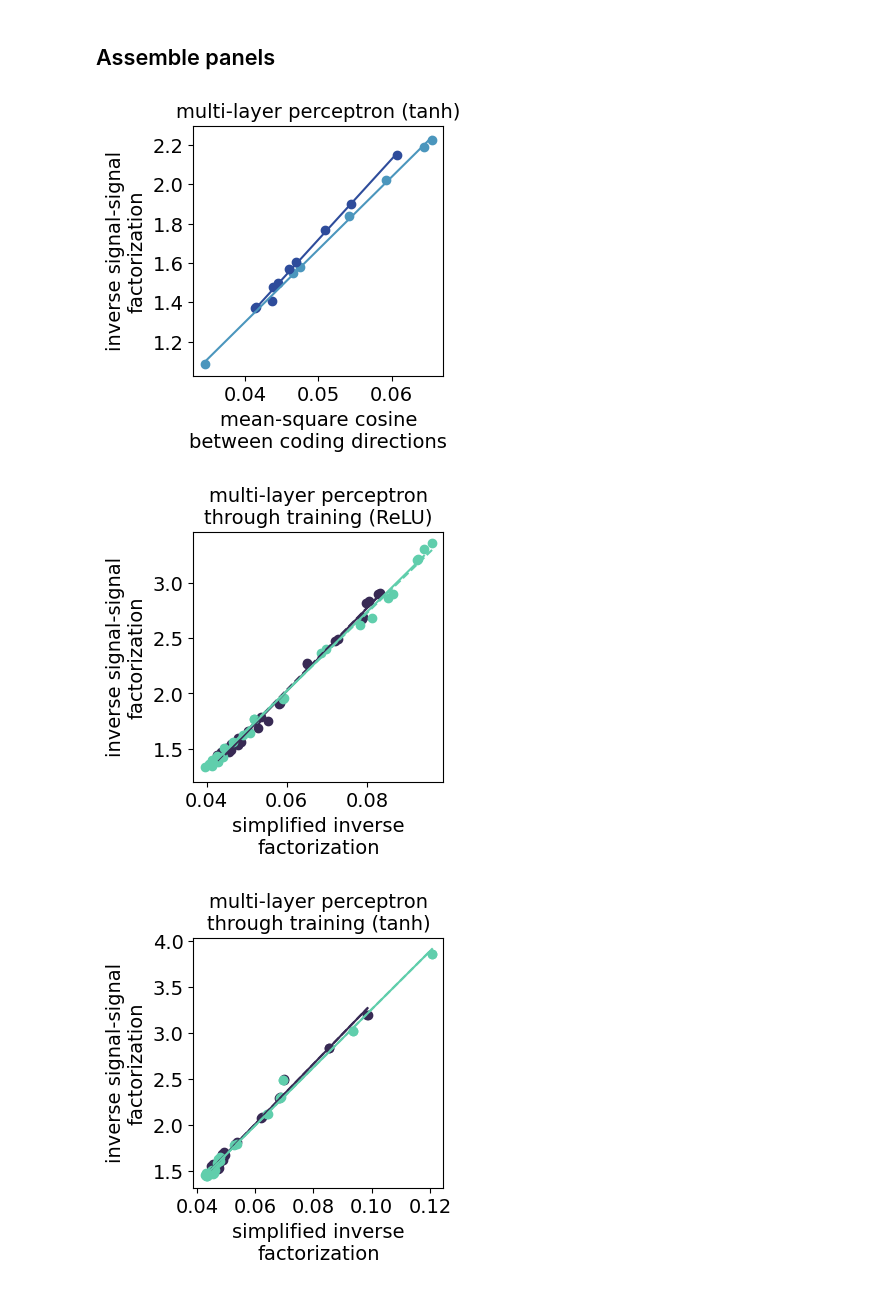
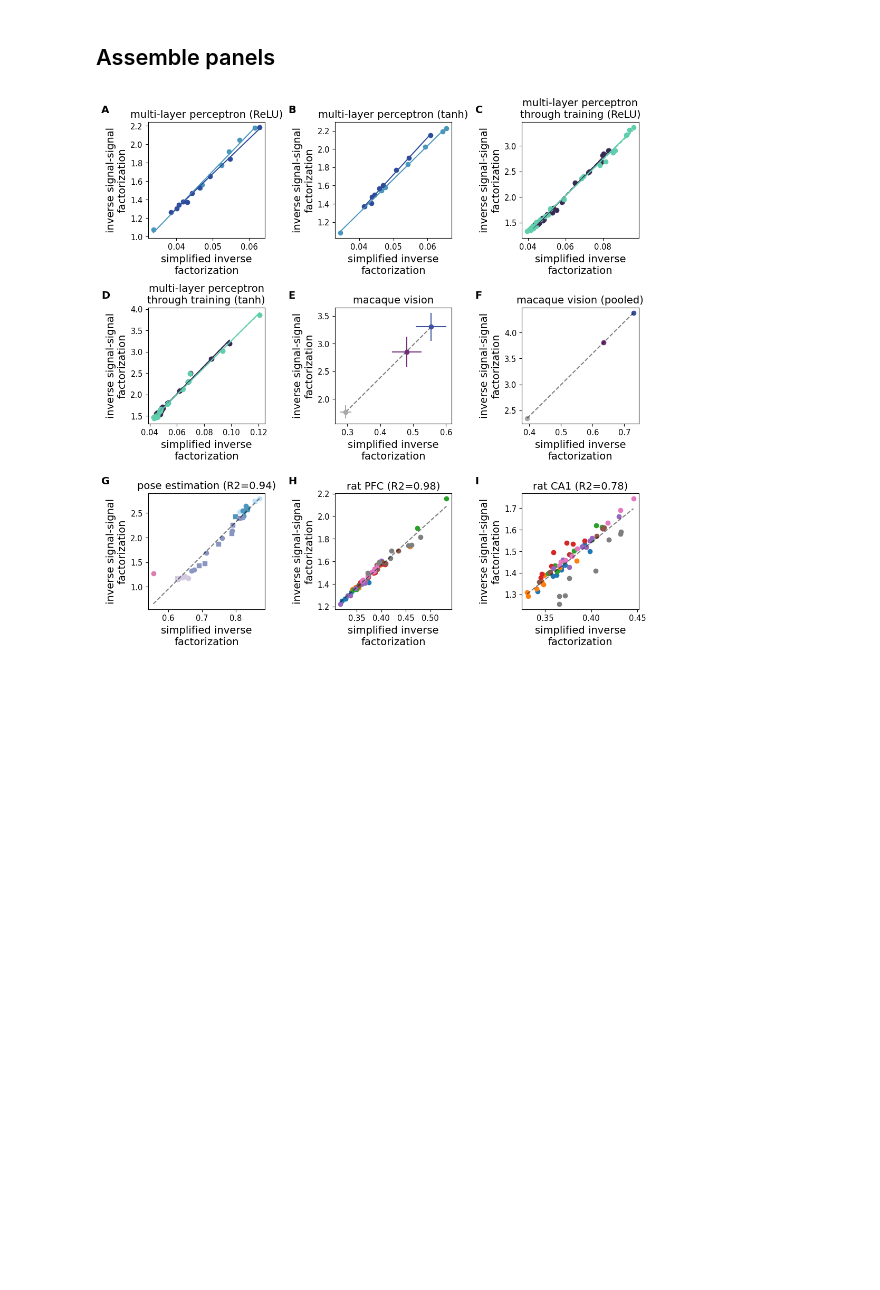
Before and after one commit to awakhloo/population_geometry_optimal_coding, a Jupyter notebook: figures/SM-factorization-fig.ipynb, the cells around one changed output. Saved outputs shown, nothing was run; the diff lists cells and outputs as text; code cells hidden in the pictures; blank space fills up the shorter version.

Commit message:
add panel labels and correct axis labels to SM fig fact

```diff
--- a/figures/SM-factorization-fig.ipynb
+++ b/figures/SM-factorization-fig.ipynb
@@ -122,7 +123,7 @@ def panel_mlp_tanh_layerwise(fig, ax):
     plot_series_with_fit(ax, geoms_rand[:, 4], 1 / geoms_rand[:, 2], color='#4B96BD', label="random")
     plot_series_with_fit(ax, geoms_train[:, 4], 1 / geoms_train[:, 2], color='#2E4C9B', label="trained")
 
-    ax.set_xlabel("mean-square cosine\nbetween coding directions")
+    ax.set_xlabel("simplified inverse\nfactorization")
     ax.set_ylabel("inverse signal-signal\nfactorization")
     ax.set_title("multi-layer perceptron (tanh)")
 
@@ -510,33 +511,45 @@ fig
 # %%
 mpl.rcParams["pdf.fonttype"] = 42
 mpl.rcParams["font.size"] = 14
 
 MEDIUM_SIZE = 14 * 3/4
 BIGGER_SIZE = 14
 
 plt.rc('font', size=BIGGER_SIZE)          # controls default text sizes
 plt.rc('axes', titlesize=BIGGER_SIZE)     # fontsize of the axes title
 plt.rc('axes', labelsize=BIGGER_SIZE)    # fontsize of the x and y labels
 plt.rc('xtick', labelsize=MEDIUM_SIZE)    # fontsize of the tick labels
 plt.rc('ytick', labelsize=MEDIUM_SIZE)    # fontsize of the tick labels
 plt.rc('legend', fontsize=MEDIUM_SIZE)    # legend fontsize
 plt.rc('figure', titlesize=BIGGER_SIZE)  # fontsize of the figure title
 
 fig, axs = plt.subplots(3, 3, figsize=(12, 12))
 plt.subplots_adjust(left=None, bottom=None, right=None, top=None, wspace=0.6, hspace=0.6)
 
 panel_mlp_relu_layerwise(fig, axs[0, 0])
 panel_mlp_tanh_layerwise(fig, axs[0, 1])
 panel_mlp_relu_training(fig, axs[0, 2])
 panel_mlp_tanh_training(fig, axs[1, 0])
 hvm_class_average(fig, axs[1, 1])
 hvm_pooled(fig, axs[1, 2])
 plot_dlc_panel(fig, axs[2, 0])
 rat_pfc(fig, axs[2, 1])
 rat_ca1(fig, axs[2, 2])
+
+
+panel_labels = string.ascii_uppercase  # 'A', 'B', 'C', ...
+for ax, lab in zip(axs.flat, panel_labels):
+    ax.text(
+        -0.4, 1.06, lab,
+        transform=ax.transAxes,
+        fontweight='bold',
+        fontsize=BIGGER_SIZE,
+        va='bottom', ha='left',
+        clip_on=False
+    )
+
+
 plt.show()
 fig.savefig(figdir + '/sm-factorization.pdf', dpi=300, transparent=True)
 # %% [output]
-[figure, old version]
+[figure, new version]
-[figure, removed]
-[figure, removed]
```
Also changed, not shown: parts of 6 cells of this notebook, 1 other file.
